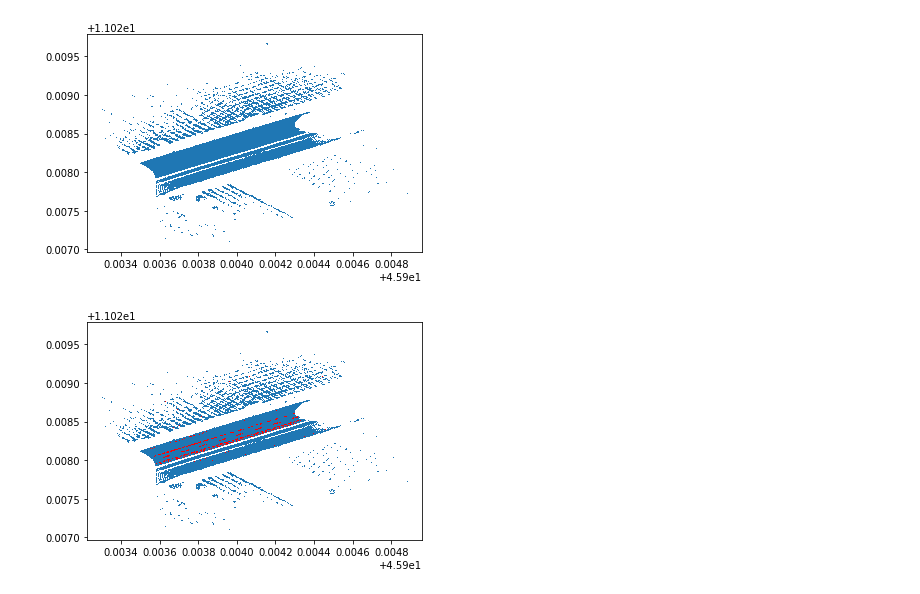
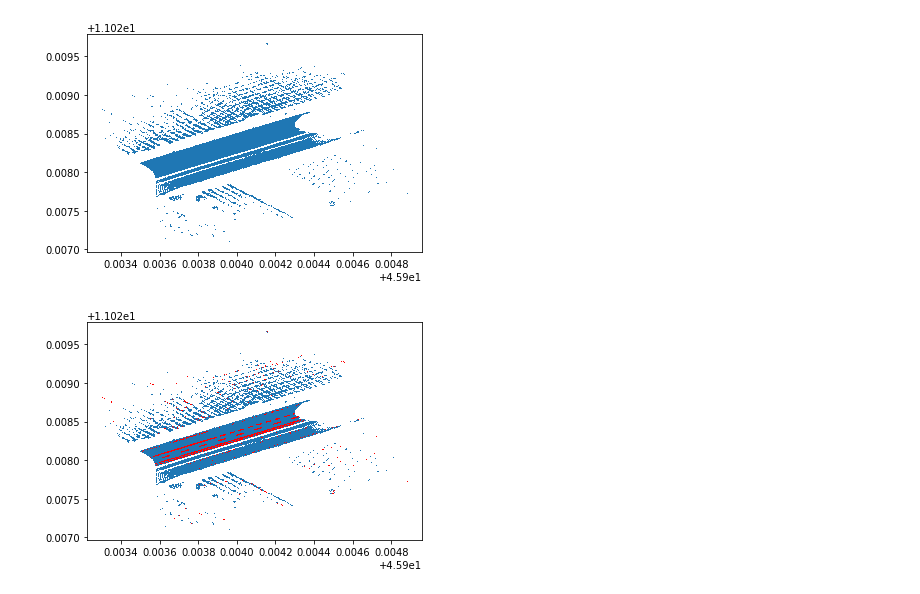
Before and after one commit to jingchengdeng/point_cloud_lane_marking, a Jupyter notebook: Untitled.ipynb, the cells around one changed output. Drawn from its saved outputs; the diff is of its cells as text; code cells hidden in the pictures.

```diff
--- a/Untitled.ipynb
+++ b/Untitled.ipynb
@@ -63,12 +63,12 @@ plt.show()
 # %%
 lane_mark = []
 for d in horizon_data:
-    if d[3] >= 70 and d[3] <= 79:
+    if d[3] >= 57 and d[3] <= 79:
         lane_mark.append(d[:-1])
 lane_x, lane_y, lane_z = np.array(lane_mark).T
 plt.plot(horizon_x, horizon_y, ',')
 plt.plot(lane_x, lane_y, ',', color = "red")
 plt.show()
 # %% [output]
-[figure, old version]
+[figure, new version]
 # %%
```
Also changed, not shown: parts of 9 cells of this notebook.
